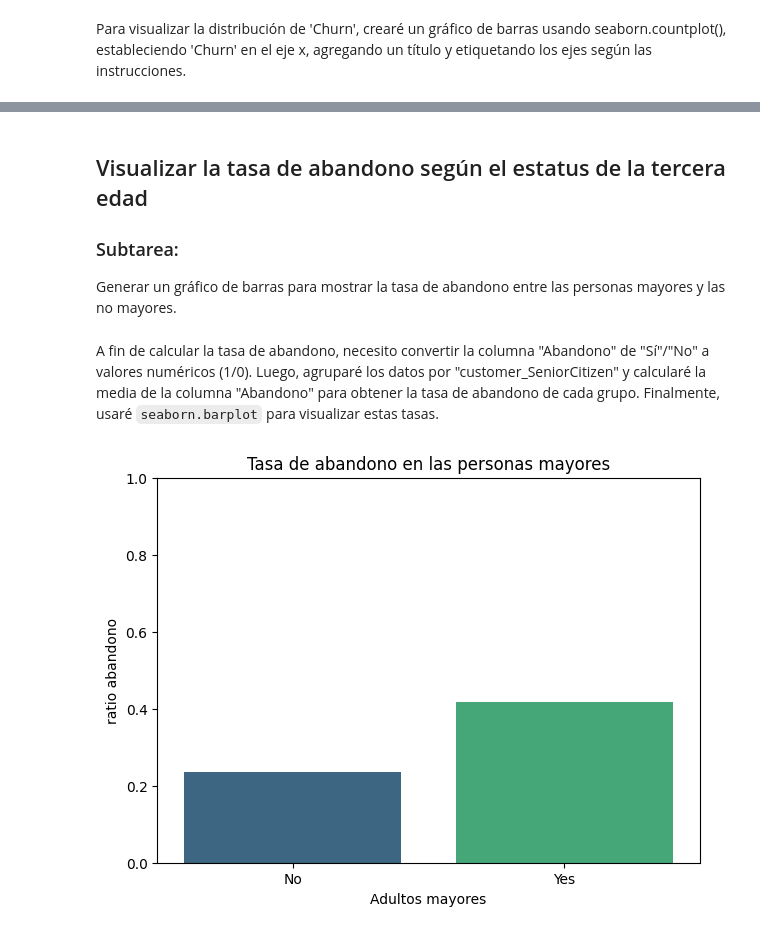
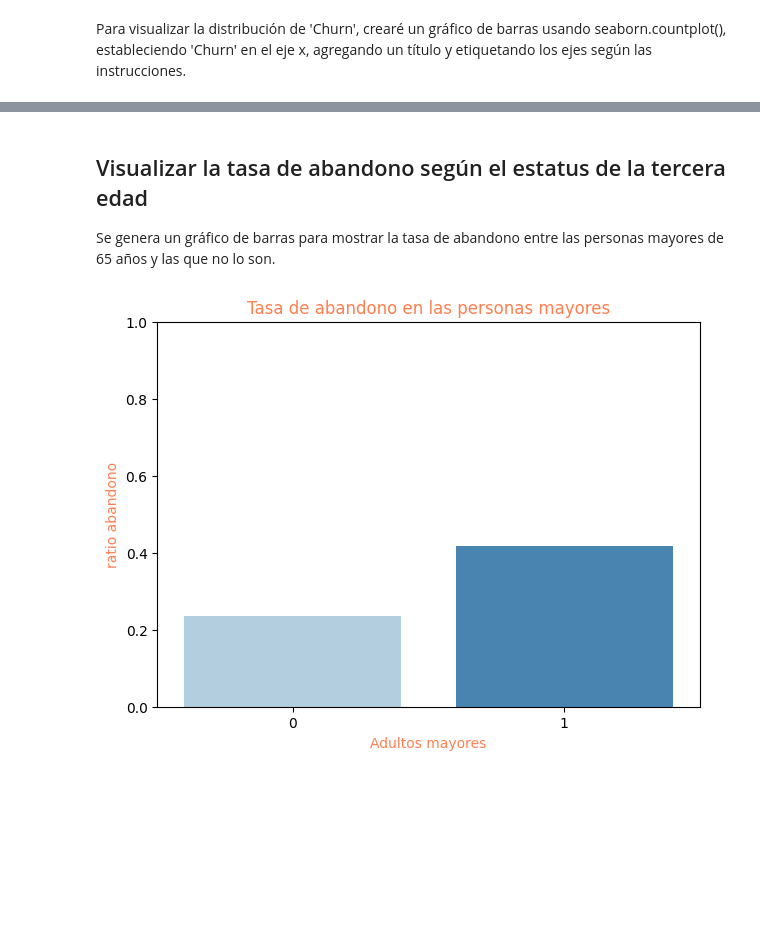
Before and after one commit to JDVAR7/Challenge-2---TelecomX-DSLatam, a Jupyter notebook: TelecomX_LATAM.ipynb, the cells around one changed output, grey strips where cells are left out. Drawn from its saved outputs; the diff is of its cells as text; code cells hidden in the pictures; blank space fills up the shorter version.

```diff
--- a/TelecomX_LATAM.ipynb
+++ b/TelecomX_LATAM.ipynb
@@ -124,7 +122,7 @@ Columnas y sus nuevos nombres:
 # %%
 # Lista de columnas a borrar
 drop_columns = ['Partner','Dependents','PaperlessBilling', 'PaymentMethod','MultipleLines', 'InternetService', 'DeviceProtection',
-                'TechSupport', 'StreamingTV', 'StreamingMovies', 'PhoneService', 'OnlineSecurity', 'OnlineBackup']
+                'TechSupport', 'StreamingTV', 'StreamingMovies']
 
 # Filtrar columanas que no existan para evitar inconvenientes
 columns_drop = [c for c in drop_columns if c in df_1.columns] # Corrected 'col' to 'c'
@@ -169,15 +168,18 @@ display(df_1.head(7))
 # %%
-# Define the desired order of columns, excluding 'account_Charges.Total'
+# Define the desired order of columns, ensuring service-related columns are included
 column_order = [
     'customerID',
     'gender',
     'SeniorCitizen',
     'tenure',
     'Contract',
+    'PhoneService',
+    'OnlineSecurity',
+    'OnlineBackup',
     'Charges.Total',
     'Charges.Monthly',
     'Daily_Charge',
-    'Churn'
+    'Churn',
 ]
 
 # Se realiza el ordenamiento de columnas
@@ -394,20 +436,17 @@ plt.show()
 # %% [markdown]
 ## Visualizar la tasa de abandono según el estatus de la tercera edad
 
-### Subtarea:
-Generar un gráfico de barras para mostrar la tasa de abandono entre las personas mayores y las no mayores.
+Se genera un gráfico de barras para mostrar la tasa de abandono entre las personas mayores de 65 años y las que no lo son.
-# %% [markdown]
-A fin de calcular la tasa de abandono, necesito convertir la columna "Abandono" de "Sí"/"No" a valores numéricos (1/0). Luego, agruparé los datos por "customer_SeniorCitizen" y calcularé la media de la columna "Abandono" para obtener la tasa de abandono de cada grupo. Finalmente, usaré `seaborn.barplot` para visualizar estas tasas.
 # %%
 df_1['Churn_Numeric'] = df_1['Churn'].apply(lambda x: 1 if x == 'Yes' else (0 if x == 'No' else np.nan))
 churn_rate_by_seniority = df_1.groupby('SeniorCitizen')['Churn_Numeric'].mean().reset_index()
 
 plt.figure(figsize=(7, 5))
-sns.barplot(data=churn_rate_by_seniority, x='SeniorCitizen', y='Churn_Numeric', hue='SeniorCitizen', palette='viridis', legend=False)
-plt.title('Tasa de abandono en las personas mayores')
-plt.xlabel('Adultos mayores')
-plt.ylabel('ratio abandono')
-plt.ylim(0, 1) # Churn rate is between 0 and 1
+sns.barplot(data=churn_rate_by_seniority, x='SeniorCitizen', y='Churn_Numeric', hue='SeniorCitizen', palette='Blues', legend=False)
+plt.title('Tasa de abandono en las personas mayores', color= 'coral')
+plt.xlabel('Adultos mayores', color= 'coral')
+plt.ylabel('ratio abandono',color= 'coral')
+plt.ylim(0, 1)
 plt.show()
 # %% [output]
-[figure, old version]
+[figure, new version]
```
Also changed, not shown: parts of 33 cells of this notebook.
